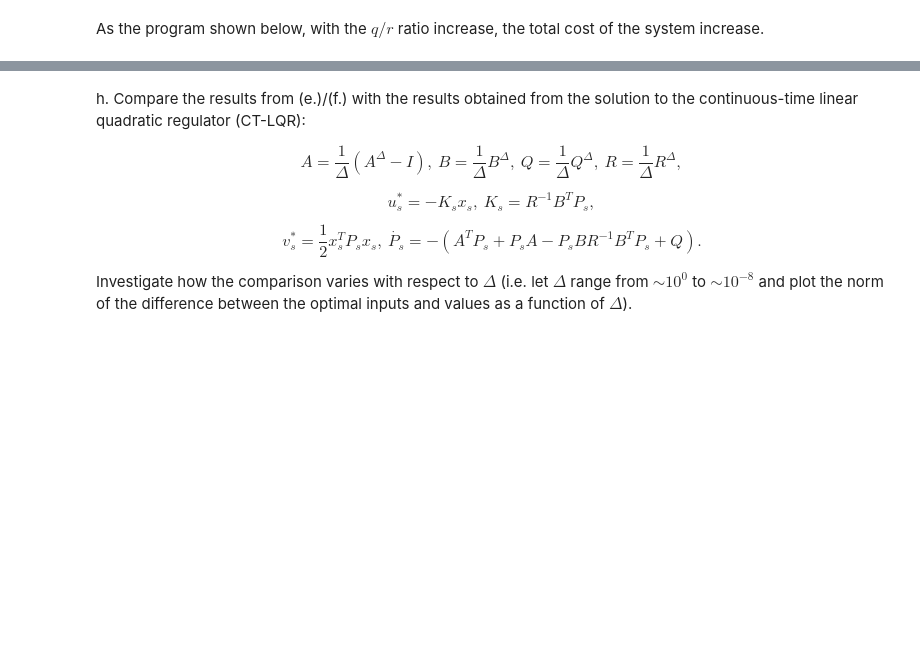
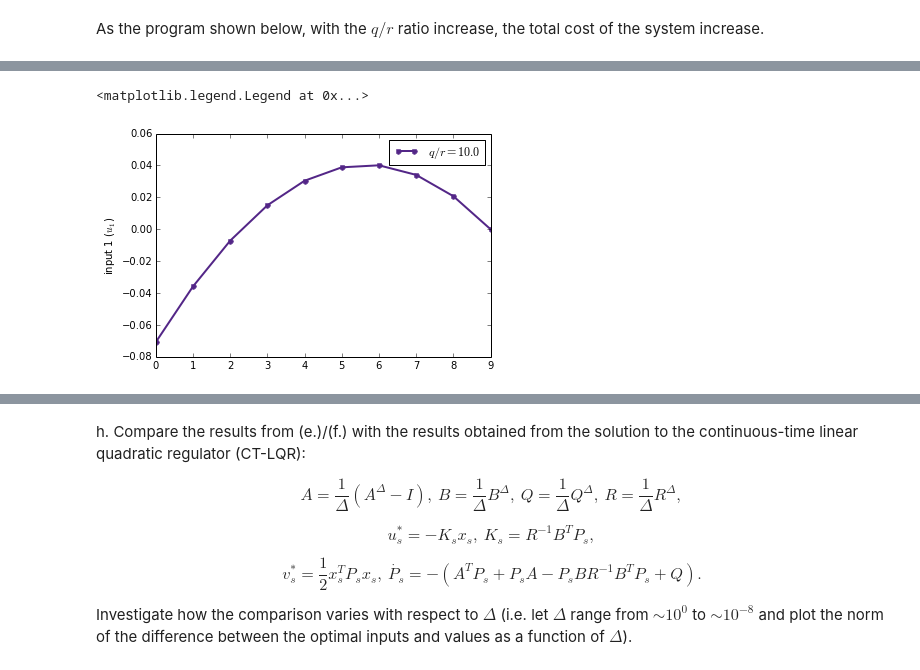
Before and after one commit to bolingy/Opt_ML_Ctrl, a Jupyter notebook: hw1.ipynb, the cells around one changed output, grey strips where cells are left out. Saved outputs shown, nothing was run; the diff lists cells and outputs as text; code cells hidden in the pictures; blank space fills up the shorter version.

```diff
--- a/hw1.ipynb
+++ b/hw1.ipynb
@@ -245,0 +309,28 @@ plt.show()
+# %%
+def c(w,x):
+    t = w.size/m
+    u = w.reshape((t,m,1))
+    c = 0.
+
+    for s in range(t):
+        c += 0.5 * ( np.dot(x.T, np.dot(Q, x)) + np.dot(u[s].T, np.dot(R, u[s])) )
+        x = np.dot(A,x) + np.dot(B,u[s])
+
+    return c[0,0]
+
+
+###### yet the steepest_descent algorithm here is not the one we used in 547
+
+
+c1 = lambda w : c(w,x1[0])
+c2 = lambda w : c(w,x2[0])
+
+w1 = u1.reshape((t*m))
+for _ in range(8):
+    w1 = steepest_descent(w1,c1)
+u1_ = w1.reshape((t,m,1))
+
+w2 = u2.reshape((t*m))
+for _ in range(8):
+    w2 = steepest_descent(w2,c2)
+u2_ = w2.reshape((t,m,1))
@@ -396,0 +604,14 @@ Actual Cost
+# %%
+A,B,Q,R,K,P = lqr(t,q=0.5,r=1.)
+for s in range(t):
+    u1[s] = np.dot(-K[s],x1[s])
+    x1[s+1] = np.dot(A,x1[s]) + np.dot(B, u1[s])
+    v1[s] = 0.5 * np.dot( x1[s].T, np.dot(P[s], x1[s]) )
+
+
+plt.plot(u1[:,0,0],'.-',lw=lw,ms=ms,color=cm.PuOr(1.*c/num),label=r'$q/r =%0.1f$'%q)
+plt.ylabel(r'input 1 ($u_1$)')
+plt.legend(loc='best',ncol=2)
+# %% [output]
+<matplotlib.legend.Legend at 0x...>
+[figure, added]
```
Also changed, not shown: parts of 17 cells of this notebook.
